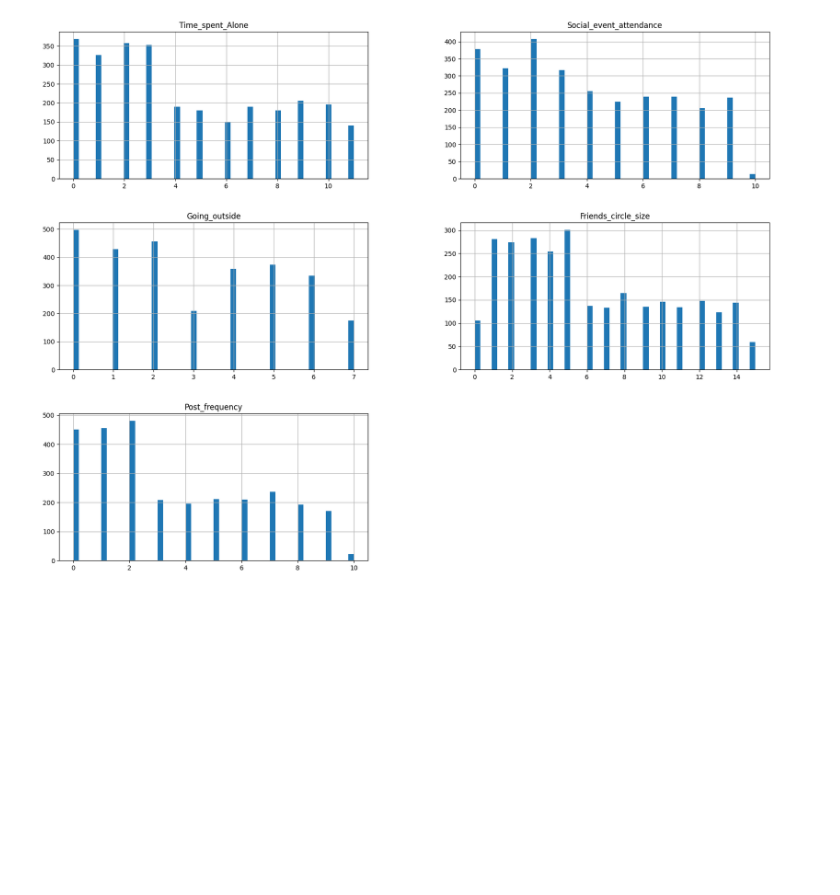
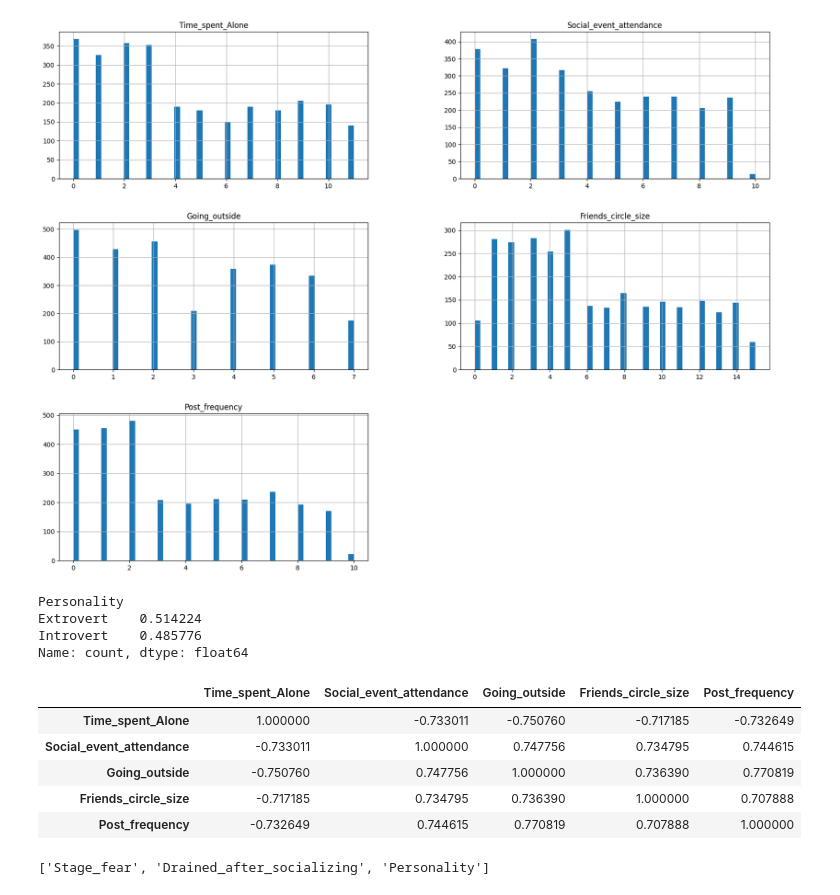
Before and after one commit to praful-srinivasan-027/Extrovert-Introvert, a Jupyter notebook: Human Behaviour.ipynb, the cells around one changed output. Saved outputs shown, nothing was run; the diff lists cells and outputs as text; code cells hidden in the pictures; blank space fills up the shorter version.

```diff
--- a/Human Behaviour.ipynb
+++ b/Human Behaviour.ipynb
@@ -81,3 +79,28 @@ split=StratifiedShuffleSplit(n_splits=1,test_size=0.2,random_state=42)
 for train_index,test_index in split.split(df,df['Personality']):
     strat_train_set=df.loc[train_index]
     strat_test_set=df.loc[test_index]
+# %%
+strat_train_set['Personality'].value_counts()/len(strat_train_set)
+# %% [output]
+Personality
+Extrovert    0.514224
+Introvert    0.485776
+Name: count, dtype: float64
+# %%
+non_numeric=df.select_dtypes(include=['object','category']).columns.to_list()
+df_numeric = df.drop(columns=non_numeric)
+corr_matrix = df_numeric.corr()
+corr_matrix
+# %% [output]
+|  | Time_spent_Alone | Social_event_attendance | Going_outside | Friends_circle_size | Post_frequency |
+| Time_spent_Alone | 1.000000 | -0.733011 | -0.750760 | -0.717185 | -0.732649 |
+| Social_event_attendance | -0.733011 | 1.000000 | 0.747756 | 0.734795 | 0.744615 |
+| Going_outside | -0.750760 | 0.747756 | 1.000000 | 0.736390 | 0.770819 |
+| Friends_circle_size | -0.717185 | 0.734795 | 0.736390 | 1.000000 | 0.707888 |
+| Post_frequency | -0.732649 | 0.744615 | 0.770819 | 0.707888 | 1.000000 |
+# %%
+behaviour = strat_train_set.drop("Personality", axis=1)
+behaviour_labels = strat_train_set["Personality"].copy()
+print(non_numeric)
+# %% [output]
+['Stage_fear', 'Drained_after_socializing', 'Personality']
```
Also changed, not shown: parts of 2 cells of this notebook.
